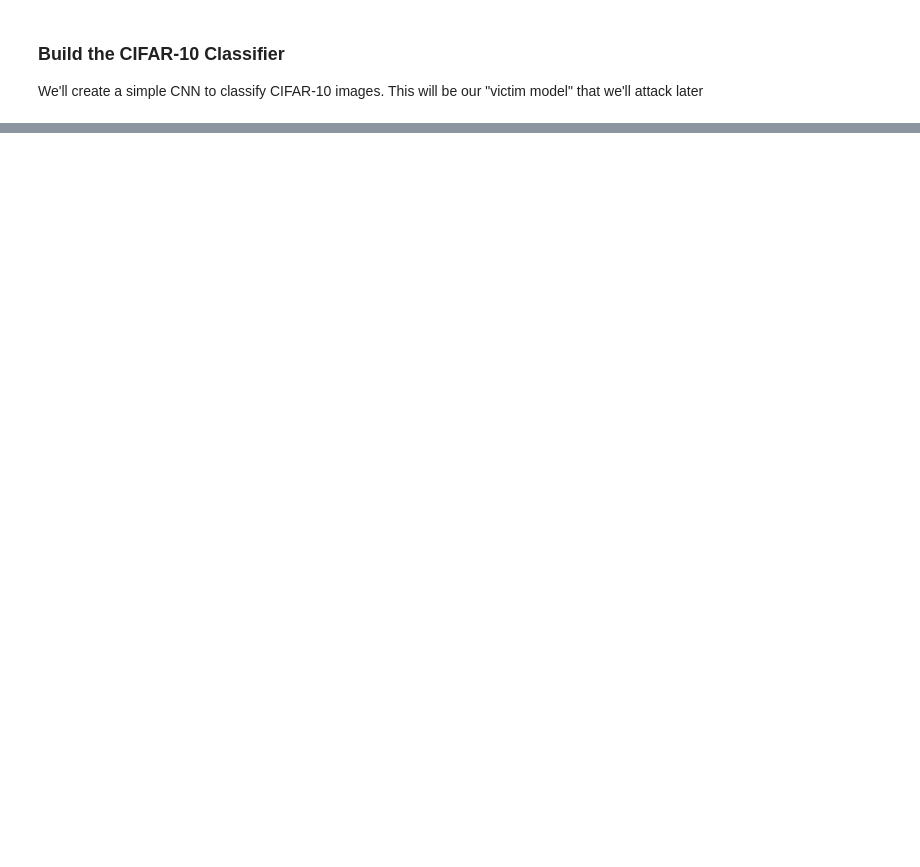
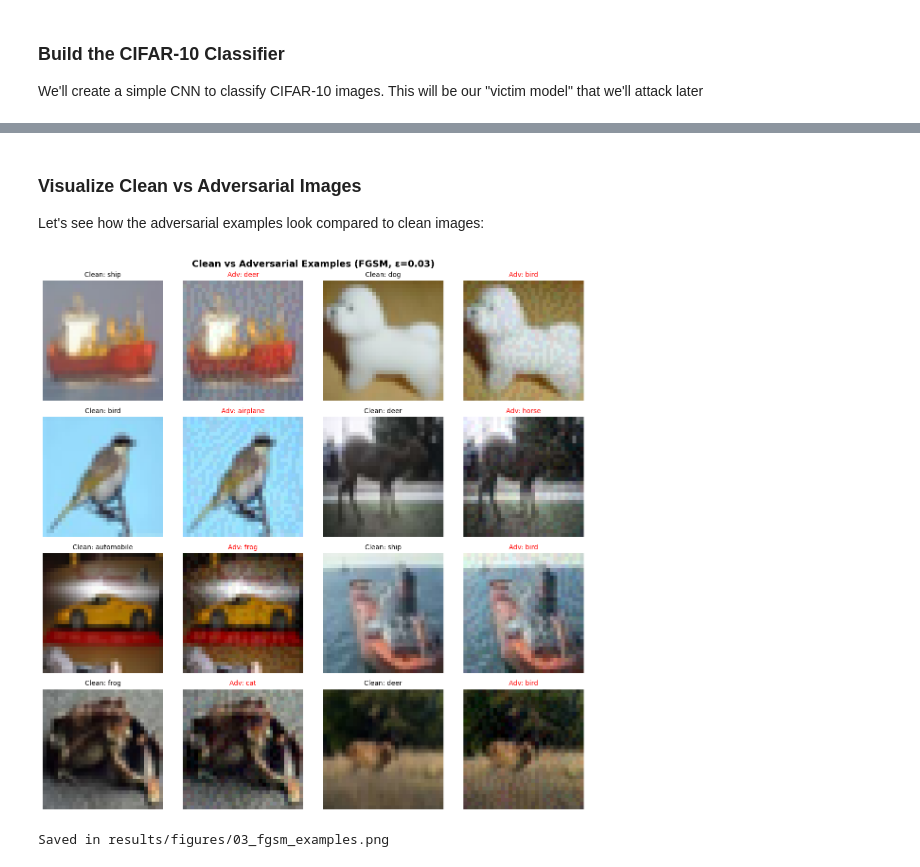
Before and after one commit to ShawarmaOnGit/tda-adversarial-detection, a Jupyter notebook: notebooks/03_adversarial_attacks.ipynb, the cells around one changed output, grey strips where cells are left out. Drawn from its saved outputs; the diff is of its cells as text; code cells hidden in the pictures; blank space fills up the shorter version.

Commit message:
feat: Train classifier and generate adversarial examples

```diff
--- a/notebooks/03_adversarial_attacks.ipynb
+++ b/notebooks/03_adversarial_attacks.ipynb
@@ -64,0 +177,17 @@ We'll create a simple CNN to classify CIFAR-10 images. This will be our "victim
+# %%
+epsilon = 0.03
+attacker = FGSMAttack(classifier, epsilon=epsilon)
+
+# Generate adversarial examples for subset
+print(f"\nGenerating FGSM adversarial examples (ε={epsilon})")
+fgsm_images, fgsm_success_rate = generate_fgsm_dataset(
+    classifier,
+    training_images,
+    training_labels,
+    epsilon=epsilon,
+    batch_size=128,
+    verbose=True
+)
+
+print(f"\nGenerated {len(fgsm_images):,} adversarial examples")
+print(f"Attack success rate: {fgsm_success_rate:.2%}")
@@ -64,0 +207,39 @@ We'll create a simple CNN to classify CIFAR-10 images. This will be our "victim
+# %% [markdown]
+### Visualize Clean vs Adversarial Images
+
+Let's see how the adversarial examples look compared to clean images:
+# %%
+np.random.seed(111)
+sample_indices = np.random.choice(len(training_images), 8, replace=False)
+
+fig, axes = plt.subplots(4, 4, figsize=(12, 12))
+
+for i, idx in enumerate(sample_indices):
+    # Clean image on left column
+    ax_clean = axes[i, 0] if i < 4 else axes[i-4, 2]
+    ax_clean.imshow(training_images[idx])
+    ax_clean.set_title(f"Clean: {class_names[training_labels[idx]]}", fontsize=10)
+    ax_clean.axis('off')
+
+    # Adversarial image on right column
+    if i < 4:
+        ax_adv = axes[i, 1]
+    else:
+        ax_adv = axes[i-4, 3]
+    ax_adv.imshow(fgsm_images[idx])
+
+    # Predict adversarial label
+    adv_pred = classifier.predict(fgsm_images[idx:idx+1], verbose=0).argmax()
+    ax_adv.set_title(f"Adv: {class_names[adv_pred]}", fontsize=10, color='red')
+    ax_adv.axis('off')
+
+plt.suptitle(f'Clean vs Adversarial Examples (FGSM, ε={epsilon})',
+             fontsize=14, fontweight='bold', y=0.98)
+plt.tight_layout()
+plt.savefig('../results/figures/03_fgsm_examples.png', dpi=150, bbox_inches='tight')
+plt.show()
+
+print("Saved in results/figures/03_fgsm_examples.png")
+# %% [output]
+[figure, added]
+Saved in results/figures/03_fgsm_examples.png
```
Also changed, not shown: parts of 10 cells of this notebook, 1 other file.
